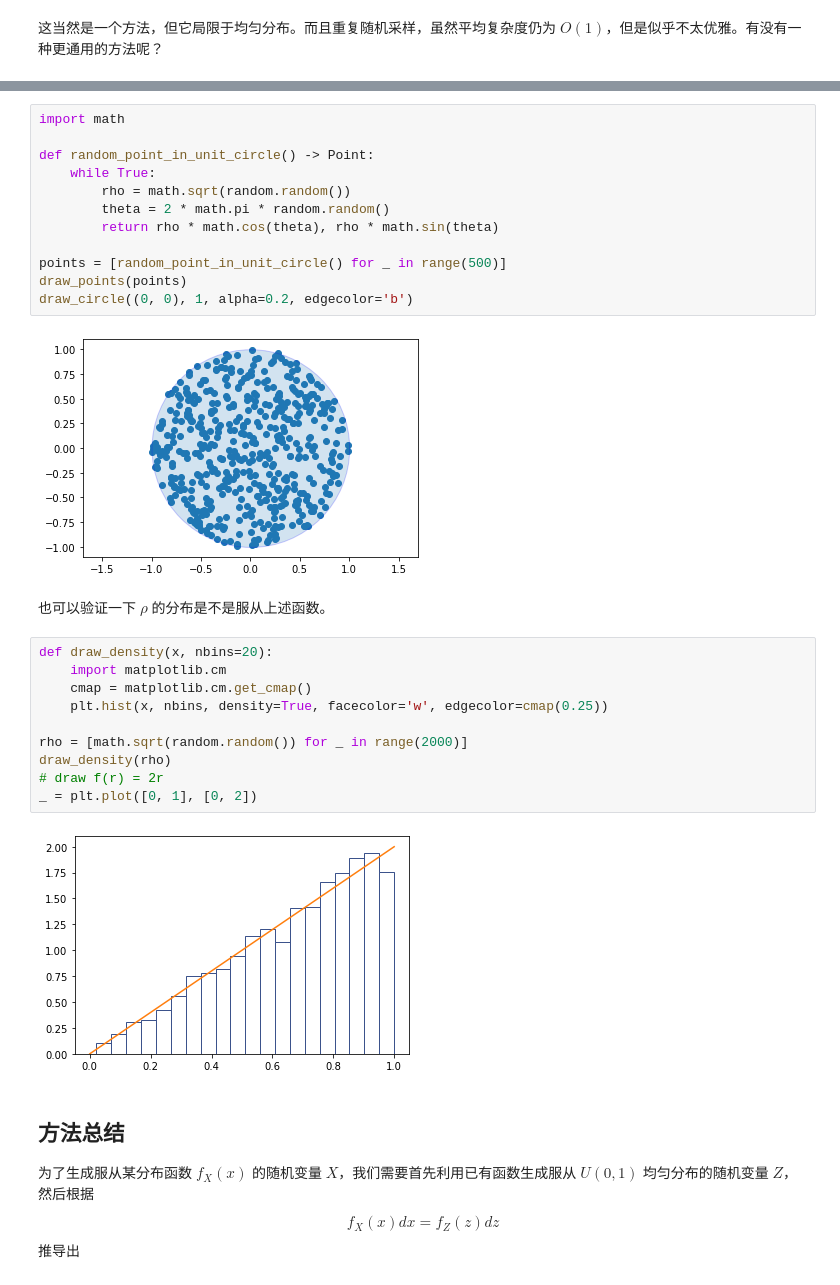
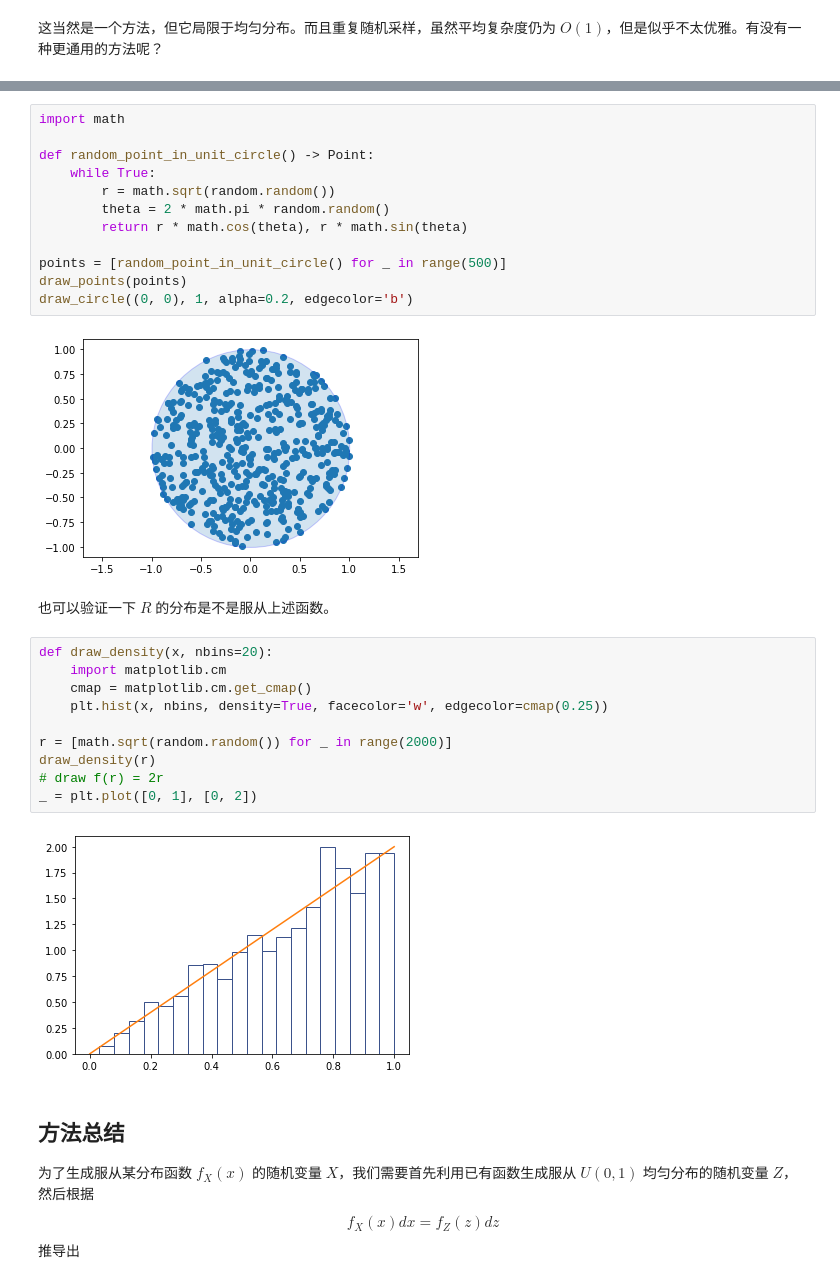
Before and after one commit to wenjinghuan999/wenjinghuan-cn, a Jupyter notebook: notebook/random_dist.ipynb, the cells around one changed output, grey strips where cells are left out. Cells and saved outputs as stored; diff of their text form.

```diff
--- a/notebook/random_dist.ipynb
+++ b/notebook/random_dist.ipynb
@@ -154,31 +154,31 @@ $$
 # %%
 import math
 
 def random_point_in_unit_circle() -> Point:
     while True:
-        rho = math.sqrt(random.random())
+        r = math.sqrt(random.random())
         theta = 2 * math.pi * random.random()
-        return rho * math.cos(theta), rho * math.sin(theta)
+        return r * math.cos(theta), r * math.sin(theta)
 
 points = [random_point_in_unit_circle() for _ in range(500)]
 draw_points(points)
 draw_circle((0, 0), 1, alpha=0.2, edgecolor='b')
 # %% [output]
-[figure, old version]
+[figure, new version]
 # %% [markdown]
-也可以验证一下 $\rho$ 的分布是不是服从上述函数。
+也可以验证一下 $R$ 的分布是不是服从上述函数。
 # %%
 def draw_density(x, nbins=20):
     import matplotlib.cm
     cmap = matplotlib.cm.get_cmap()
     plt.hist(x, nbins, density=True, facecolor='w', edgecolor=cmap(0.25))
 
-rho = [math.sqrt(random.random()) for _ in range(2000)]
-draw_density(rho)
+r = [math.sqrt(random.random()) for _ in range(2000)]
+draw_density(r)
 # draw f(r) = 2r
 _ = plt.plot([0, 1], [0, 2])
 # %% [output]
-[figure, old version]
+[figure, new version]
 # %% [markdown]
 ## 方法总结
 
```
Also changed, not shown: parts of 4 cells of this notebook, 7 other files.
